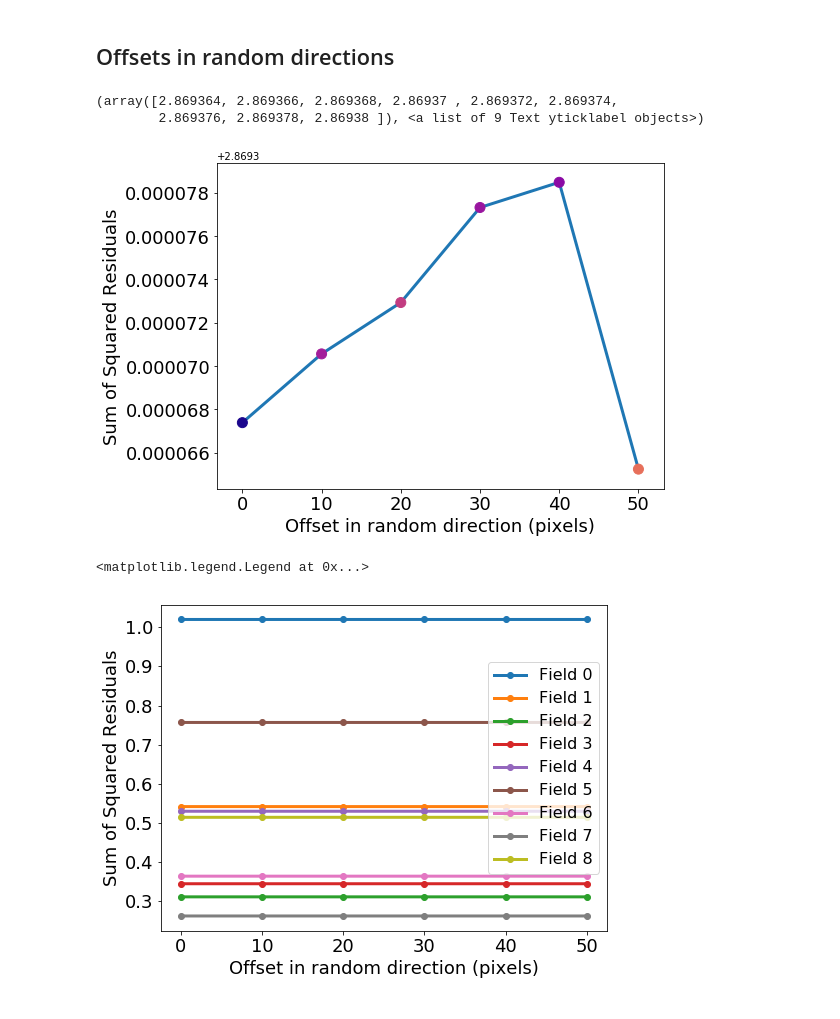
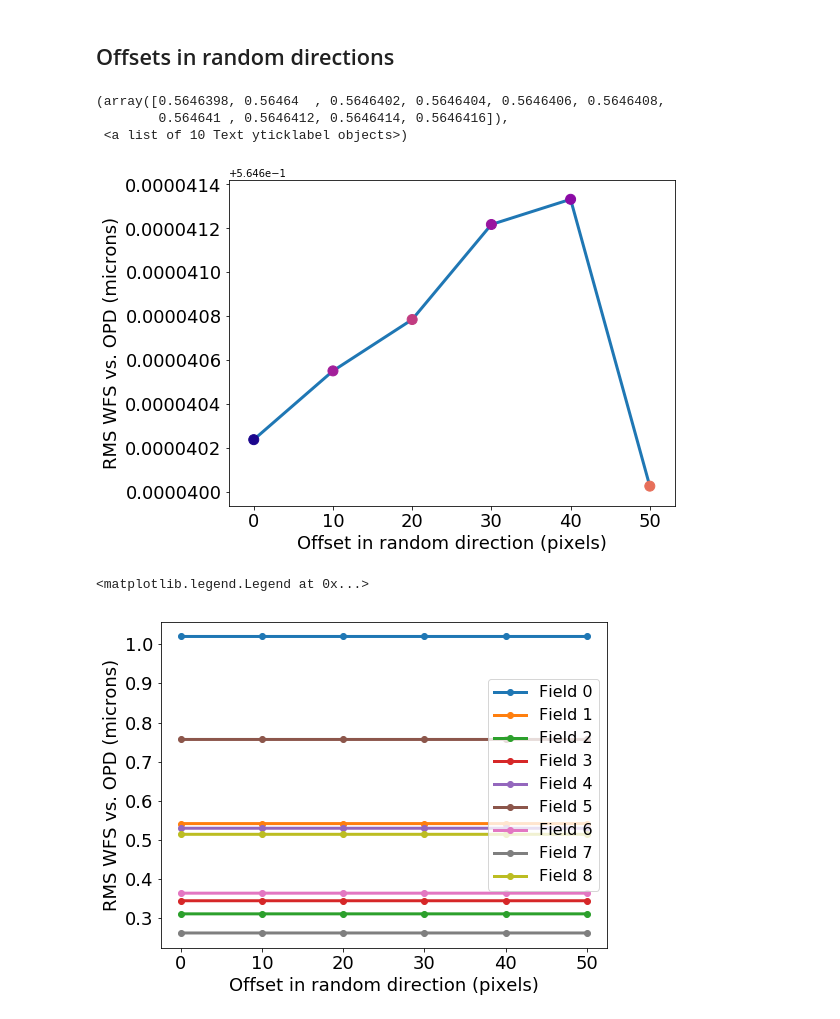
Before and after one commit to lsst-ts/ts_phosim, a Jupyter notebook: notebooks/analysis_notebooks/centroid_accuracy.ipynb, the cells around one changed output. Cells and saved outputs as stored; diff of their text form; code cells hidden in the pictures.

```diff
--- a/notebooks/analysis_notebooks/centroid_accuracy.ipynb
+++ b/notebooks/analysis_notebooks/centroid_accuracy.ipynb
@@ -4,0 +19,2 @@ In this notebook we will look at how the Zernike polynomial estimation performan
+# %%
+data_dir = '/astro/store/epyc/projects/lsst_comm/ts_phosim/notebooks/analysis_data/centroid_offsets/noBaseOffset/'
@@ -22,2 +24,0 @@ import matplotlib.pyplot as plt
-# %%
-data_dir = '/astro/store/epyc/projects/lsst_comm/ts_phosim/notebooks/analysis_data/centroid_offsets/'
@@ -111,25 +146,26 @@ for offset, ang in zip(offset_array, ang_array):
     ssrTotalVals.append(zerTotalSSR)
 # %%
 fig = plt.figure(figsize=(8,6))
-plt.plot(offset_array, ssrTotalVals, lw=3)
-plt.scatter(offset_array, ssrTotalVals, c=ang_array, zorder=10, s=100, cmap=plt.get_cmap('plasma'), vmin=0, vmax=360)
+plt.plot(offset_array, np.sqrt(np.array(ssrTotalVals)/9), '-o', lw=3)
+plt.scatter(offset_array, np.sqrt(np.array(ssrTotalVals)/9), c=ang_array, zorder=10, s=100, cmap=plt.get_cmap('plasma'), vmin=0, vmax=360)
 plt.xlabel('Offset in random direction (pixels)', size=18)
-plt.ylabel('Sum of Squared Residuals', size=18)
+plt.ylabel('RMS WFS vs. OPD (microns)', size=18)
 plt.xticks(size=18)
 plt.yticks(size=18)
 # %% [output]
-(array([2.869364, 2.869366, 2.869368, 2.86937 , 2.869372, 2.869374,
-        2.869376, 2.869378, 2.86938 ]), <a list of 9 Text yticklabel objects>)
+(array([0.5646398, 0.56464  , 0.5646402, 0.5646404, 0.5646406, 0.5646408,
+        0.564641 , 0.5646412, 0.5646414, 0.5646416]),
+ <a list of 10 Text yticklabel objects>)
-[figure, old version]
+[figure, new version]
 # %%
 fig = plt.figure(figsize=(8,6))
 for i in range(9):
     plt.plot(offset_array, np.sqrt(np.array(ssrFieldVals)[:, i]), '-o', lw=3, label='Field %i' % i)
 plt.xlabel('Offset in random direction (pixels)', size=18)
-plt.ylabel('Sum of Squared Residuals', size=18)
+plt.ylabel('RMS WFS vs. OPD (microns)', size=18)
 plt.xticks(size=18)
 plt.yticks(size=18)
 plt.legend(fontsize=16)
 # %% [output]
 <matplotlib.legend.Legend at 0x...>
-[figure, old version]
+[figure, new version]
```
Also changed, not shown: parts of 28 cells of this notebook, 2 other files.
